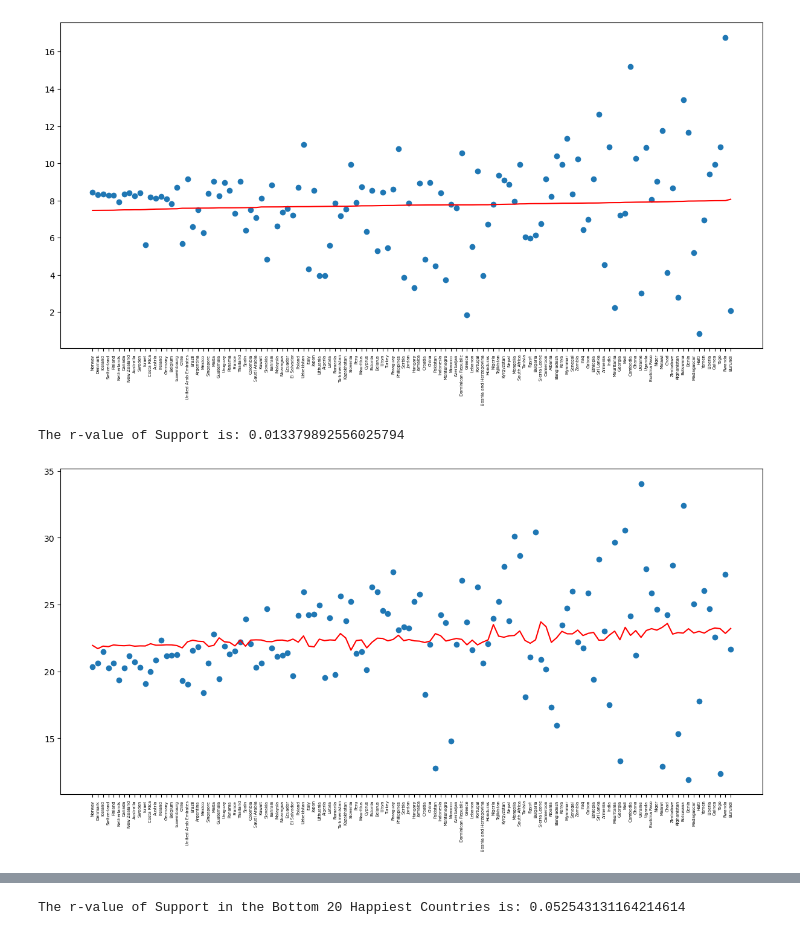
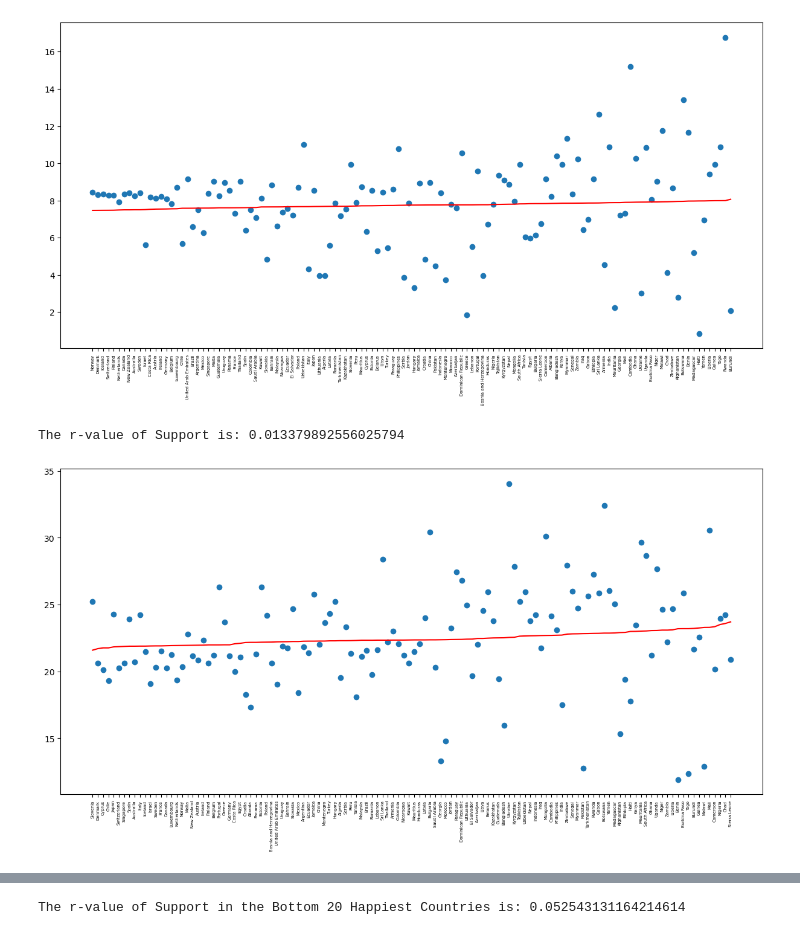
Before and after one commit to camerondifalco1/Project1, a Jupyter notebook: support_and_freedom.ipynb, the cells around one changed output, grey strips where cells are left out. Drawn from its saved outputs; the diff is of its cells as text; code cells hidden in the pictures.

```diff
--- a/support_and_freedom.ipynb
+++ b/support_and_freedom.ipynb
@@ -171,7 +184,15 @@ social_freedom_df.head()
 | 6 | Armenia | Asia | 4.376 | 1.007484 | 0.198303 | 74.8 | 23.022937 | ... |
 # %%
 #sort in order of happiness score, low to high, eg happiest to saddest
-social_freedom_df = social_freedom_df.sort_values("happiness_score", ascending=False)
-social_freedom_df.head()
+happy_social_freedom_df = social_freedom_df.sort_values("happiness_score", ascending=False)
+#happy_social_freedom_df.head()
 
-#social_freedom_df.dtypes
+#sort in order of life expectancy, low to high, eg happiest to saddest
+life_social_freedom_df = social_freedom_df.sort_values("Life expectancy ", ascending=False)
+#life_social_freedom_df.head()
+
+happy = happy_social_freedom_df["happiness_score"]
+happy_country = happy_social_freedom_df["Country"]
+
+life = life_social_freedom_df["Life expectancy "]
+life_country = life_social_freedom_df["Country"]
@@ -255,38 +306,38 @@ The r-value of freedom is: 0.003299615432309994
 # %%
 #scatter plot and line regression
 #does getting more happiness from family and social connections correlate to a greater life expectancy
 
 #axis
-x_support_percent = social_freedom_df["Country"]
-y_support_percent = social_freedom_df["% of Happiness from Support"]
+x_support_percent = life_social_freedom_df["Country"]
+y_support_percent = life_social_freedom_df["% of Happiness from Support"]
 
 #data points
-life = social_freedom_df["Life expectancy "]
-country = social_freedom_df["Country"]
+#life = social_freedom_df["Life expectancy "]
+#country = social_freedom_df["Country"]
 
 #line regression and line equation
 sup_slope, sup_int, sup_r, sup_p, sup_std_err = st.linregress(life, y_support_percent)
 sup_fit = sup_slope * life + sup_int
 
 #increase plot size to accommodate all countries
 size = plt.figure()
 size.set_figwidth(15)
 size.set_figheight(7)
 
 #plot scatter and line regression
 plt.scatter(x_support_percent, y_support_percent)
 plt.plot(x_support_percent, sup_fit, color='red')
 
 #style xticks
-plt.xticks(country, size=5, rotation=90)
+plt.xticks(life_country, size=5, rotation=90)
 
 #print r-value for analysis
 print(f'The r-value of Support is: {sup_r**2}')
 
 plt.show()
 # %% [output]
 The r-value of Support is: 0.013379892556025794
-[figure, old version]
+[figure, new version]
 # %%
 #scatter plot and line regression
 #does getting more freedom to make life decisions correlate to a greater life expectancy
```
Also changed, not shown: parts of 10 cells of this notebook, 1 other file.
